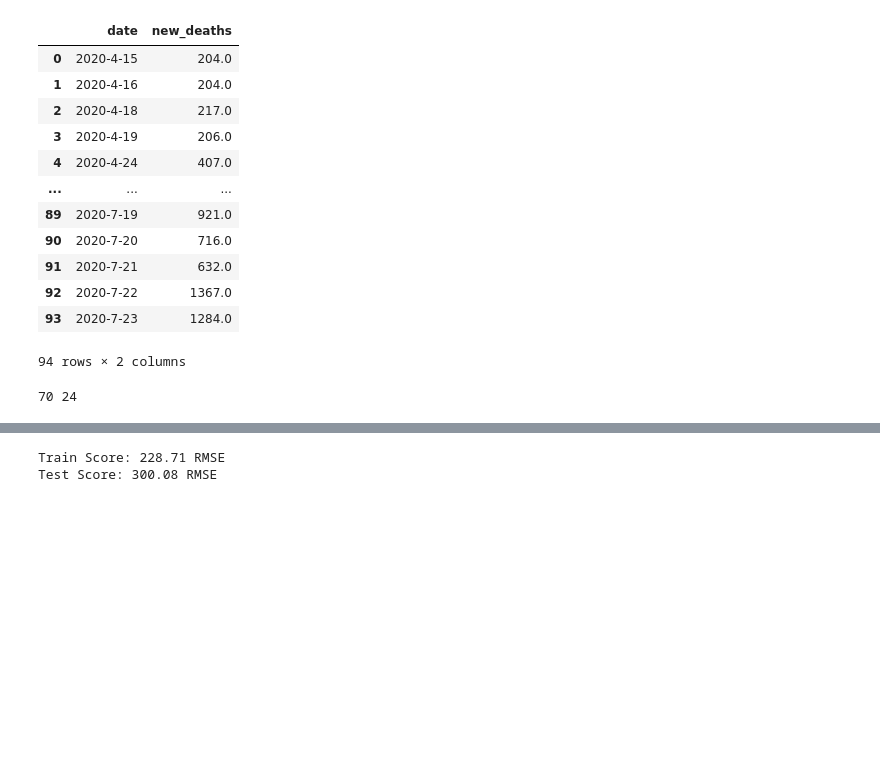
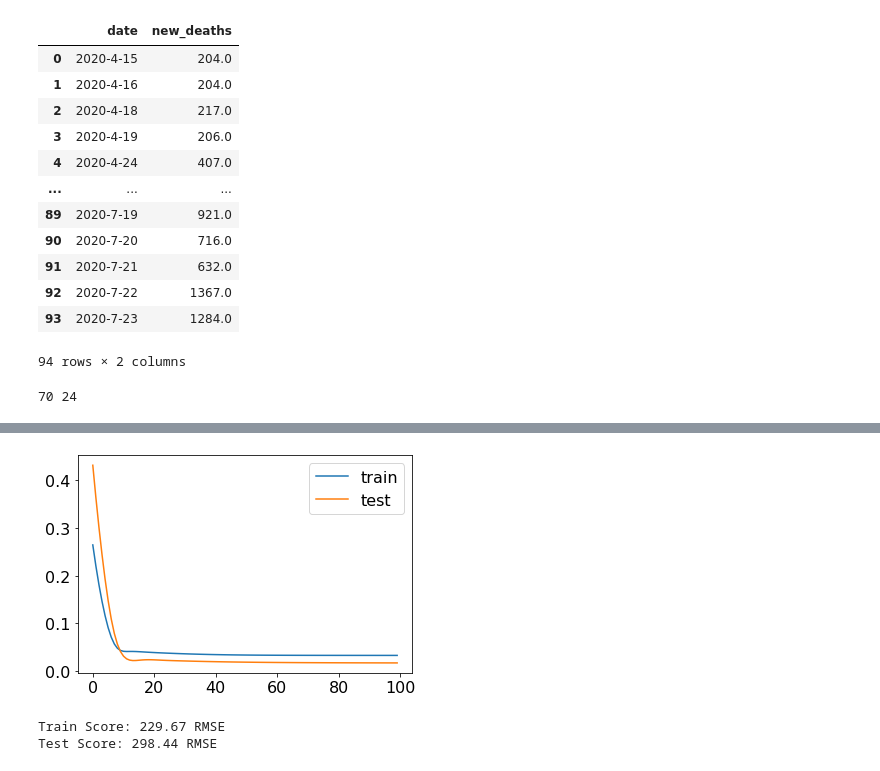
Before and after one commit to davimercatelli/Covid-19-Data, a Jupyter notebook: dataCovid_LSTM.ipynb, the cells around one changed output, grey strips where cells are left out. Drawn from its saved outputs; the diff is of its cells as text; code cells hidden in the pictures; blank space fills up the shorter version.

```diff
--- a/dataCovid_LSTM.ipynb
+++ b/dataCovid_LSTM.ipynb
@@ -123,7 +123,8 @@ dataset = scaler.fit_transform(dfDeaths)
 # %%
 train_size = int(len(dataset)*0.75)
 test_size = len(dataset) - train_size
-train, test = dataset[0:train_size,:], dataset[train_size:len(dataset),:]
+train = dataset[0:train_size,:]
+test = dataset[train_size:len(dataset),:]
 print(len(train), len(test))
 # %% [output]
 70 24
@@ -144,7 +145,7 @@ trainX = np.reshape(trainX, (trainX.shape[0], 1, trainX.shape[1]))
 testX = np.reshape(testX, (testX.shape[0], 1, testX.shape[1]))
 # %%
 model = keras.Sequential()
-model.add(keras.layers.LSTM(512, input_shape=(1, lookBack)))
+model.add(keras.layers.LSTM(128, input_shape=((1, lookBack))))
 model.add(keras.layers.Dense(1))
+optAdam = tf.keras.optimizers.Adam(learning_rate=0.001)
 model.compile(loss='mean_squared_error', optimizer='adam', metrics=['mse'])
-model.fit(trainX, trainY, epochs=50, batch_size=1, verbose=1)
@@ -169,0 +152,2 @@ Epoch 50/50
+# %%
+history = model.fit(trainX, trainY, epochs=100, batch_size=10, validation_split=0.01, verbose=1, shuffle=False)
@@ -170,3 +172,9 @@ Epoch 50/50
+# %%
+plt.plot(history.history['loss'], label='train')
+plt.plot(history.history['val_loss'], label='test')
+plt.legend();
+# %% [output]
+[figure, added]
 # %%
 trainPredict = model.predict(trainX)
 testPredict = model.predict(testX)
@@ -181,8 +189,8 @@ print('Train Score: %.2f RMSE' % (trainScore))
 testScore = math.sqrt(mean_squared_error(testY[0], testPredict[:,0]))
 print('Test Score: %.2f RMSE' % (testScore))
 # %% [output]
-Train Score: 228.71 RMSE
-Test Score: 300.08 RMSE
+Train Score: 229.67 RMSE
+Test Score: 298.44 RMSE
 # %%
 trainPredictPlot = np.empty_like(dataset)
 trainPredictPlot[:, :] = np.nan
```
Also changed, not shown: parts of 3 cells of this notebook, 1 other file.
